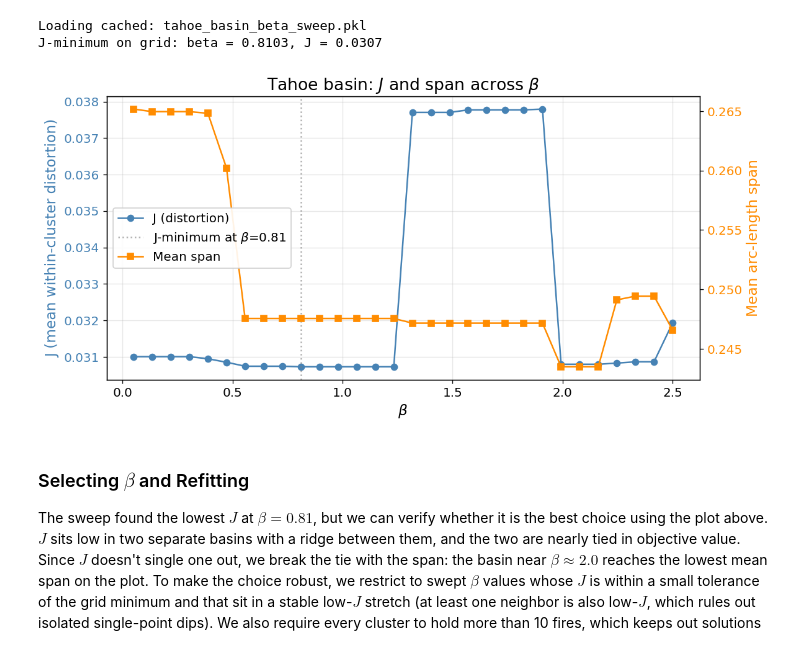
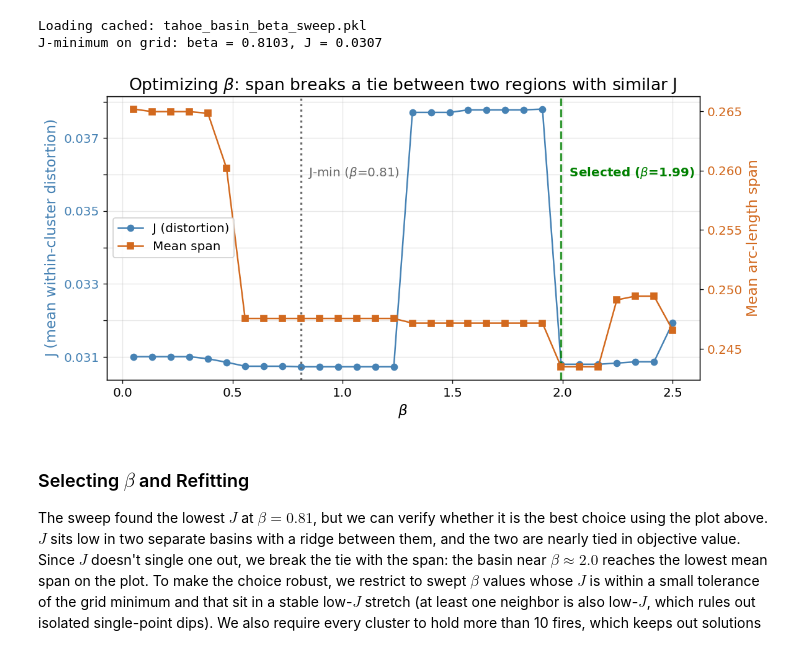
Before and after one commit to Michele-75/obstacle-aware-clustering, a Jupyter notebook: notebooks/02_tahoe_wildfires_clustered.ipynb, the cells around one changed output. Saved outputs shown, nothing was run; the diff lists cells and outputs as text; code cells hidden in the pictures.

```diff
--- a/notebooks/02_tahoe_wildfires_clustered.ipynb
+++ b/notebooks/02_tahoe_wildfires_clustered.ipynb
@@ -780,40 +797,55 @@ J-minimum on grid: beta = 0.8103, J = 0.0307
 # %%
 # Plot the J / span over the 30 beta grid points
 fig, ax1 = plt.subplots(figsize=(10, 5))
 
 # Left axis: objective J (within-cluster distortion)
 color_J = 'steelblue'
 ax1.plot(beta_grid_basin, J_vals_basin, 'o-', color=color_J, label='J (distortion)')
 ax1.set_xlabel(r'$\beta$')
 ax1.set_ylabel('J (mean within-cluster distortion)', color=color_J)
 ax1.tick_params(axis='y', labelcolor=color_J)
 
+# Gridlines every 0.001 on J axis, but label only every other one
+ax1.yaxis.set_major_locator(MultipleLocator(0.001))
+def label_every_other(x, pos):
+    # Round to handle floating-point imprecision (0.032000000001 etc.)
+    return f'{x:.3f}' if round(x * 1000) % 2 == 1 else ''
+ax1.yaxis.set_major_formatter(FuncFormatter(label_every_other))
+
 # Right axis: mean arc-length span
 ax2 = ax1.twinx()
-color_span = 'darkorange'
+color_span = 'chocolate'
 ax2.plot(beta_grid_basin, spans_by_beta_basin, 's-', color=color_span,
          label='Mean span')
 ax2.set_ylabel('Mean arc-length span', color=color_span)
 ax2.tick_params(axis='y', labelcolor=color_span)
 
-# Mark the J-minimum for reference
-ax1.axvline(j_min_beta_basin, color='gray', linestyle=':', alpha=0.6,
-            label=rf'J-minimum at $\beta$={j_min_beta_basin:.2f}')
+# Mark the J-minimum (reference, not selected)
+ax1.axvline(j_min_beta_basin, color='dimgray', linestyle=':', alpha=1.0, linewidth=2)
+ax1.text(j_min_beta_basin, ax1.get_ylim()[1] * 0.95,
+         rf'  J-min ($\beta$={j_min_beta_basin:.2f})',
+         color='dimgray', fontsize=12, va='top', ha='left')
 
-ax1.set_title(r'Tahoe basin: $J$ and span across $\beta$')
+# Mark the selected beta (lower span among stable low-J region)
+ax1.axvline(opt_beta_basin, color='green', linestyle='--', alpha=0.8, linewidth=2)
+ax1.text(opt_beta_basin, ax1.get_ylim()[1] * 0.95,
+         rf'  Selected ($\beta$={opt_beta_basin:.2f})',
+         color='green', fontsize=12, va='top', ha='left', fontweight='bold')
+
+ax1.set_title(r'Optimizing $\beta$: span breaks a tie between two regions with similar J')
 ax1.grid(True, alpha=0.3)
 
-# Combine legends from both axes, placed center-left and drawn on top
+# Combine legends from both axes (just J and span, no vertical-line clutter)
 lines1, labels1 = ax1.get_legend_handles_labels()
 lines2, labels2 = ax2.get_legend_handles_labels()
 leg = ax2.legend(lines1 + lines2, labels1 + labels2, loc='center left')
 leg.set_zorder(10)
 leg.get_frame().set_alpha(0.9)
 
 plt.tight_layout()
 plt.show()
 # %% [output]
-[figure, old version]
+[figure, new version]
 # %% [markdown]
 ### Selecting $\beta$ and Refitting
 
```
Also changed, not shown: parts of 10 cells of this notebook.
